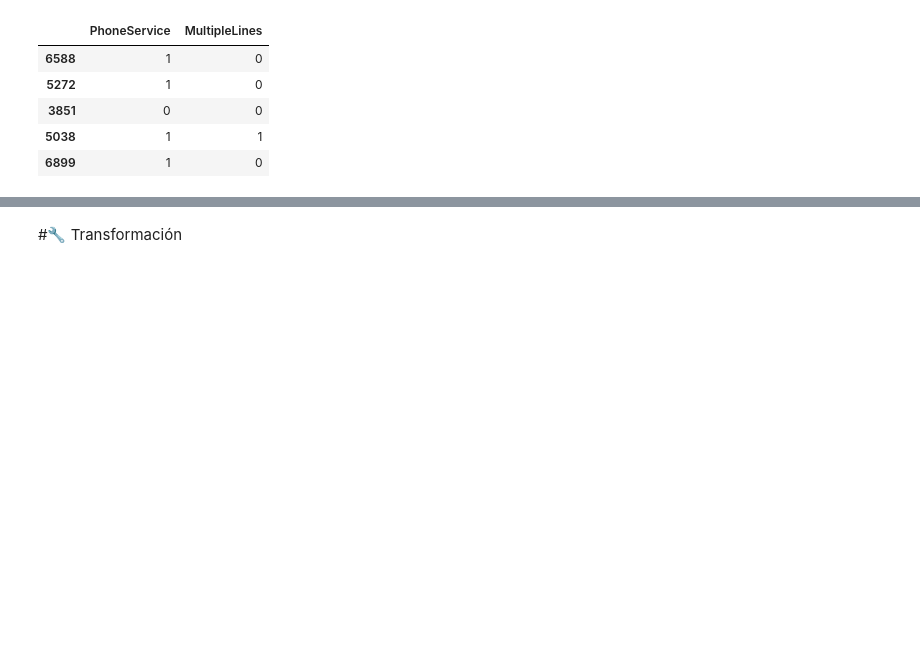
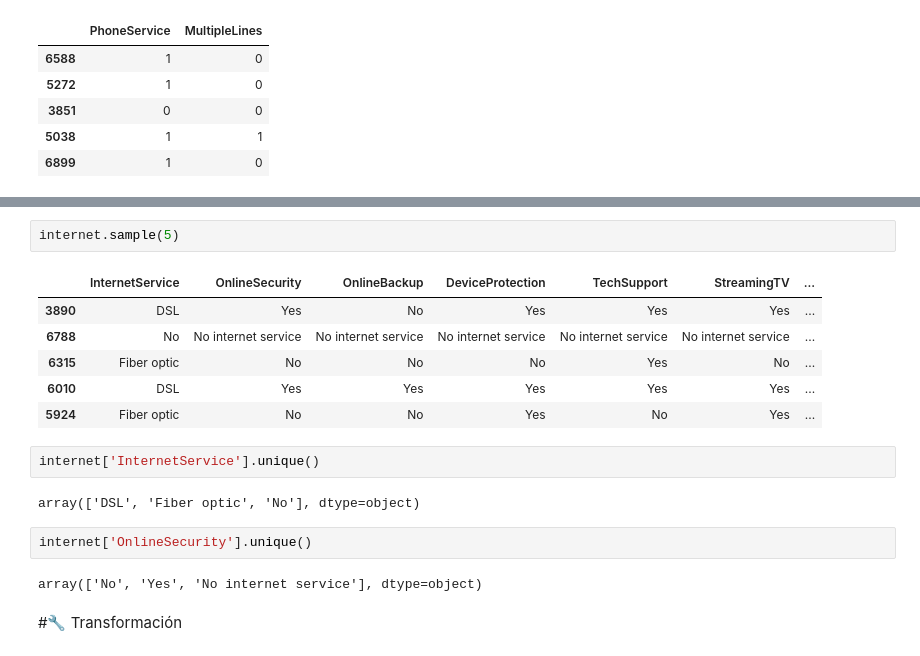
Before and after one commit to P0Iar/Challenge2-TelecomX, a Jupyter notebook: TelecomX_LATAM.ipynb, the cells around one changed output, grey strips where cells are left out. Cells and saved outputs as stored; diff of their text form; blank space fills up the shorter version.

Commit message:
Internet

```diff
--- a/TelecomX_LATAM.ipynb
+++ b/TelecomX_LATAM.ipynb
@@ -134,3 +182,20 @@ telefono.sample(5)
+# %%
+internet.sample(5)
+# %% [output]
+|  | InternetService | OnlineSecurity | OnlineBackup | DeviceProtection | TechSupport | StreamingTV | ... |
+| 3890 | DSL | Yes | No | Yes | Yes | Yes | ... |
+| 6788 | No | No internet service | No internet service | No internet service | No internet service | No internet service | ... |
+| 6315 | Fiber optic | No | No | No | Yes | No | ... |
+| 6010 | DSL | Yes | Yes | Yes | Yes | Yes | ... |
+| 5924 | Fiber optic | No | No | Yes | No | Yes | ... |
+# %%
+internet['InternetService'].unique()
+# %% [output]
+array(['DSL', 'Fiber optic', 'No'], dtype=object)
+# %%
+internet['OnlineSecurity'].unique()
+# %% [output]
+array(['No', 'Yes', 'No internet service'], dtype=object)
 # %% [markdown]
 #🔧 Transformación
 # %% [markdown]
```
Also changed, not shown: parts of 11 cells of this notebook.
